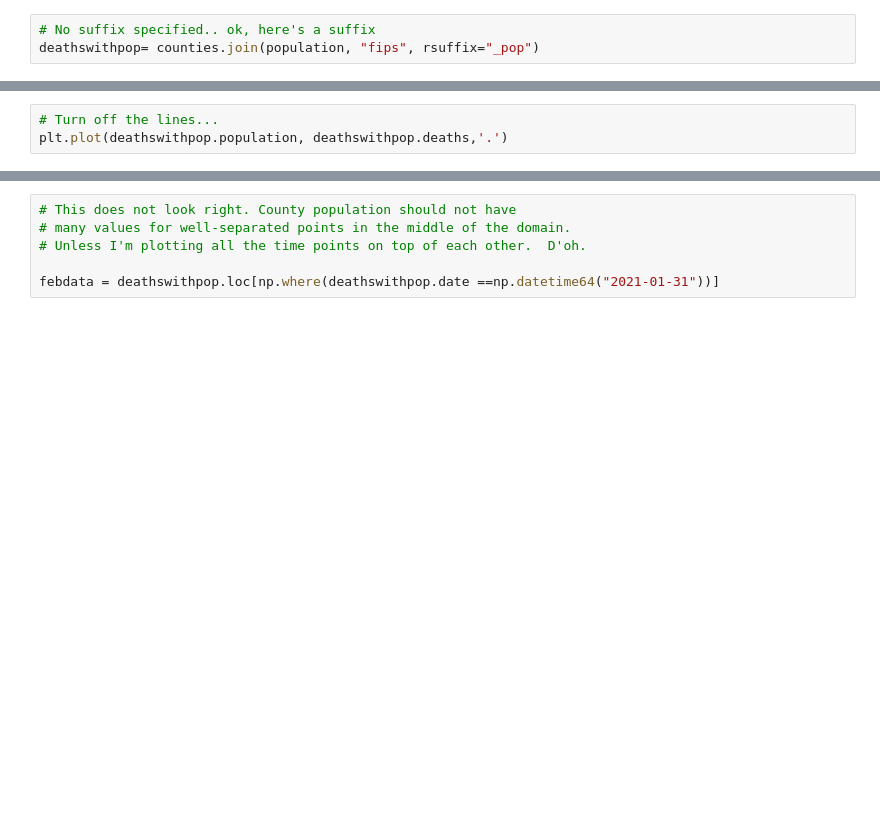
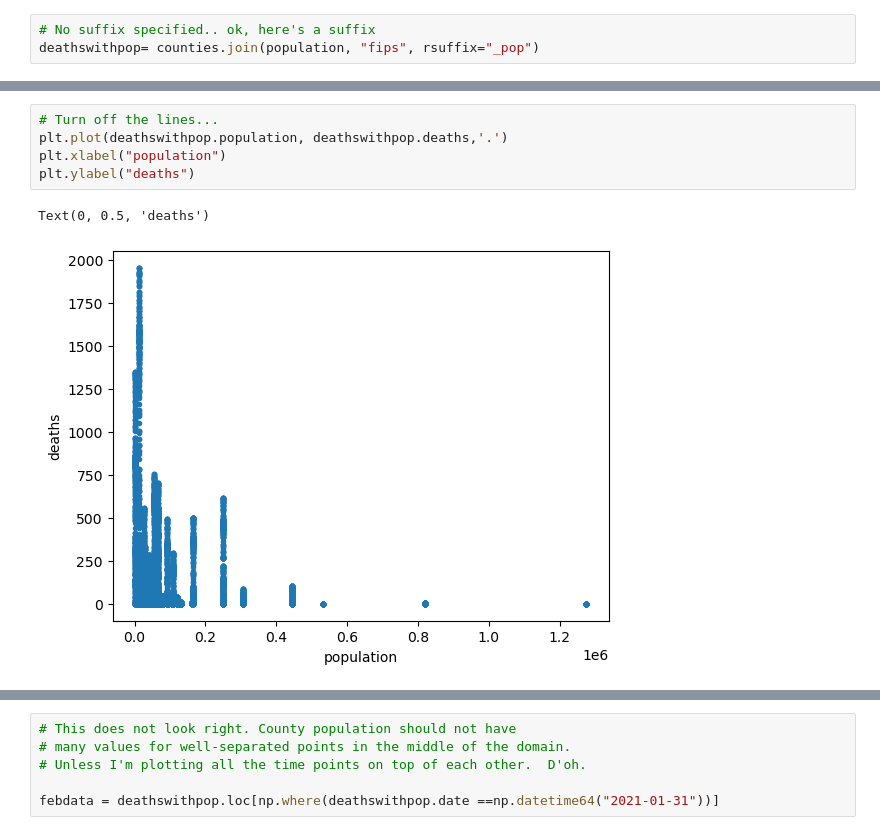
Before and after one commit to wltrimbl/uchicago-data227, a Jupyter notebook: notebooks/COUNTIES-JOIN.ipynb, the cells around one changed output, grey strips where cells are left out. Cells and saved outputs as stored; diff of their text form; blank space fills up the shorter version.

```diff
--- a/notebooks/COUNTIES-JOIN.ipynb
+++ b/notebooks/COUNTIES-JOIN.ipynb
@@ -407,6 +910,11 @@ plt.plot(deathswithpop.deaths, deathswithpop.population)
 # %%
 # Turn off the lines...
 plt.plot(deathswithpop.population, deathswithpop.deaths,'.')
+plt.xlabel("population")
+plt.ylabel("deaths")
+# %% [output]
+Text(0, 0.5, 'deaths')
+[figure, added]
 # %%
 # loglog plot..
 plt.plot(deathswithpop.population, deathswithpop.deaths,'.')
```
Also changed, not shown: parts of 140 cells of this notebook.
